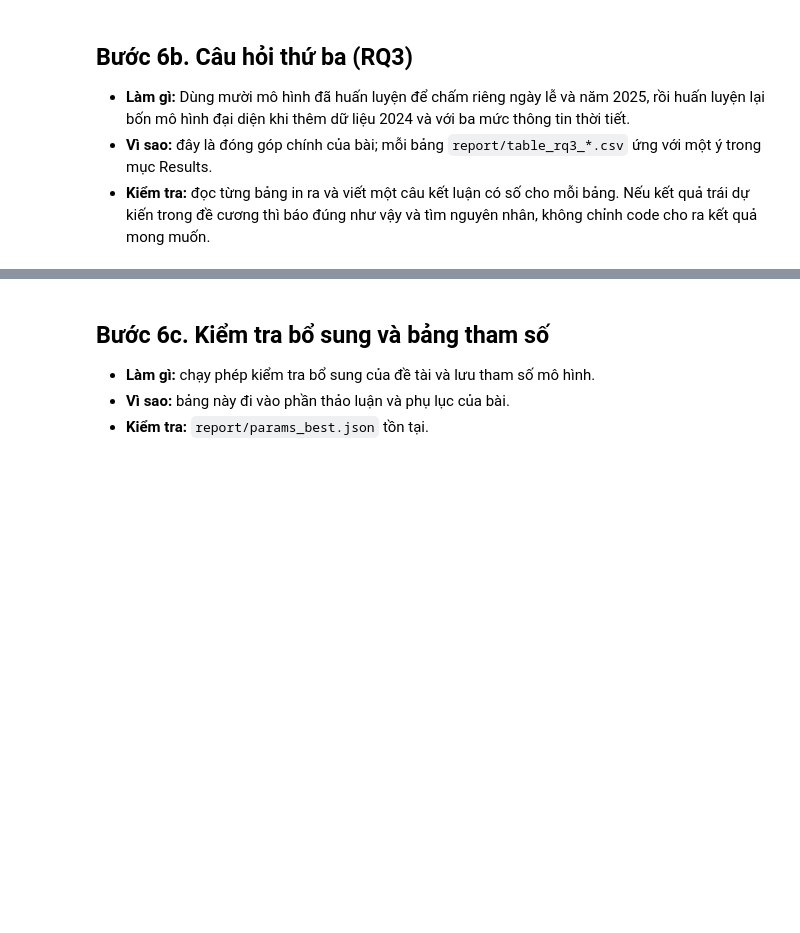
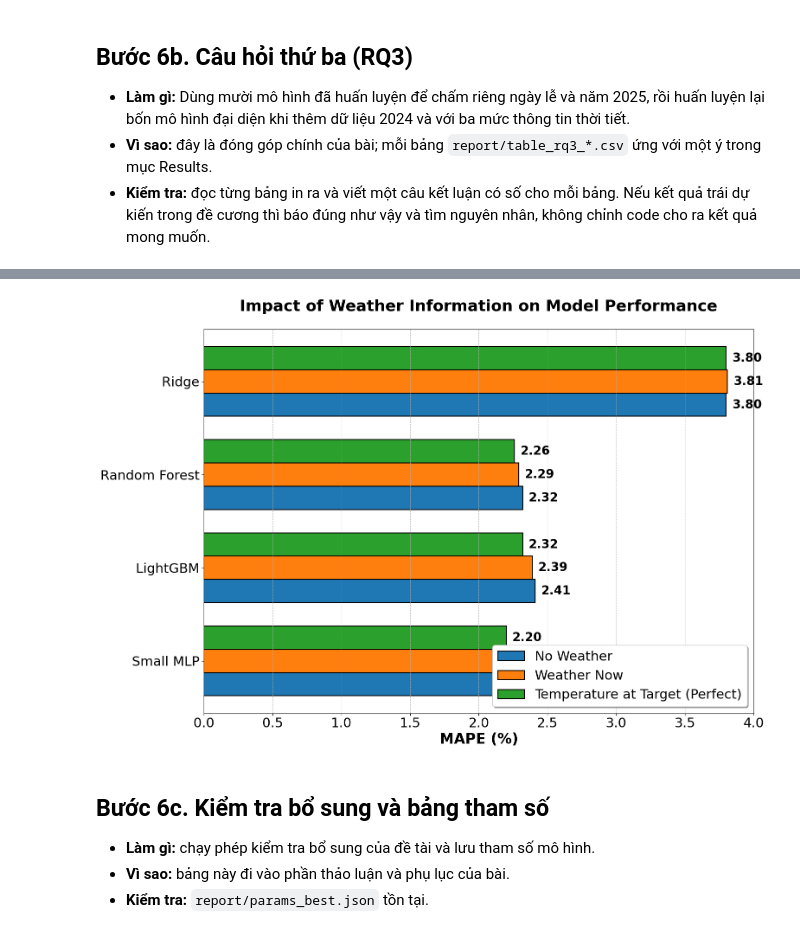
Before and after one commit to quan534/ADY-Project-Battery-prediction-model, a Jupyter notebook: OnGoingAssessment2_ICIDST_TurkiyeElectricity_HolidayForecast/Notebook_B_OnGoingAssessment2_ICIDST_TurkiyeElectricity_HolidayForecast.ipynb, the cells around one changed output, grey strips where cells are left out. Cells and saved outputs as stored; diff of their text form; code cells hidden in the pictures; blank space fills up the shorter version.

```diff
--- a/OnGoingAssessment2_ICIDST_TurkiyeElectricity_HolidayForecast/Notebook_B_OnGoingAssessment2_ICIDST_TurkiyeElectricity_HolidayForecast.ipynb
+++ b/OnGoingAssessment2_ICIDST_TurkiyeElectricity_HolidayForecast/Notebook_B_OnGoingAssessment2_ICIDST_TurkiyeElectricity_HolidayForecast.ipynb
@@ -201,3 +508,100 @@ wt = pd.DataFrame(rows, columns=['model', 'MAPE_no_weather', 'MAPE_weather_now',
+# %%
+import matplotlib.pyplot as plt
+import numpy as np
+import pandas as pd
+
+# 1. Dữ liệu tổng hợp từ bảng kết quả
+data = {
+    'model': ['Ridge', 'Random Forest', 'LightGBM', 'Small MLP'],
+    'MAPE_no_weather': [3.80, 2.32, 2.41, 2.24],
+    'MAPE_weather_now': [3.81, 2.29, 2.39, 2.19],
+    'MAPE_with_temperature_at_target': [3.80, 2.26, 2.32, 2.20],
+}
+df = pd.DataFrame(data)
+
+# 2. Cấu hình thông số cỡ lớn đồng bộ với biểu đồ trước
+plt.rcParams.update({
+    'font.size': 22,            # Base font size
+    'axes.titlesize': 26,       # Title size
+    'axes.labelsize': 24,       # Axis label size
+    'xtick.labelsize': 22,      # X-axis tick size
+    'ytick.labelsize': 22,      # Y-axis tick size
+    'legend.fontsize': 22,      # Legend size
+})
+
+fig, ax = plt.subplots(figsize=(16, 11))
+
+y = np.arange(len(df['model']))
+bar_height = 0.25  # Độ dày cột cho 3 nhóm
+
+# 3. Vẽ 3 nhóm cột ngang tương ứng với 3 trường hợp thời tiết
+rects1 = ax.barh(
+    y + bar_height,
+    df['MAPE_no_weather'],
+    bar_height,
+    label='No Weather',
+    color='#1f77b4',
+    edgecolor='black',
+    linewidth=1.5
+)
+rects2 = ax.barh(
+    y,
+    df['MAPE_weather_now'],
+    bar_height,
+    label='Weather Now',
+    color='#ff7f0e',
+    edgecolor='black',
+    linewidth=1.5
+)
+rects3 = ax.barh(
+    y - bar_height,
+    df['MAPE_with_temperature_at_target'],
+    bar_height,
+    label='Temperature at Target (Perfect)',
+    color='#2ca02c',
+    edgecolor='black',
+    linewidth=1.5
+)
+
+# 4. Tiêu đề và nhãn trục bằng tiếng Anh
+ax.set_xlabel('MAPE (%)', fontweight='bold')
+ax.set_title(
+    'Impact of Weather Information on Model Performance',
+    fontweight='bold',
+    pad=30
+)
+ax.set_yticks(y)
+ax.set_yticklabels(df['model'])
+
+ax.invert_yaxis()  # Đưa mô hình Ridge lên trên cùng
+ax.legend(loc='lower right', frameon=True, shadow=True)
+ax.grid(axis='x', linestyle='--', alpha=0.7)
+
+# 5. Hàm hiển thị giá trị số với cỡ chữ cực lớn
+def autolabel_h_extra_large(rects):
+    for rect in rects:
+        width = rect.get_width()
+        if not np.isnan(width):
+            ax.annotate(
+                f'{width:.2f}',
+                xy=(width, rect.get_y() + rect.get_height() / 2),
+                xytext=(10, 0),
+                textcoords='offset points',
+                ha='left',
+                va='center',
+                fontsize=20,   # Cỡ chữ số liệu cực lớn
+                fontweight='bold',
+                color='black'
+            )
+
+autolabel_h_extra_large(rects1)
+autolabel_h_extra_large(rects2)
+autolabel_h_extra_large(rects3)
+
+plt.tight_layout()
+plt.show()
+# %% [output]
+[figure, added]
 # %% [markdown]
 ## Bước 6c. Kiểm tra bổ sung và bảng tham số
 
```
Also changed, not shown: parts of 16 cells of this notebook, 10 other files.
